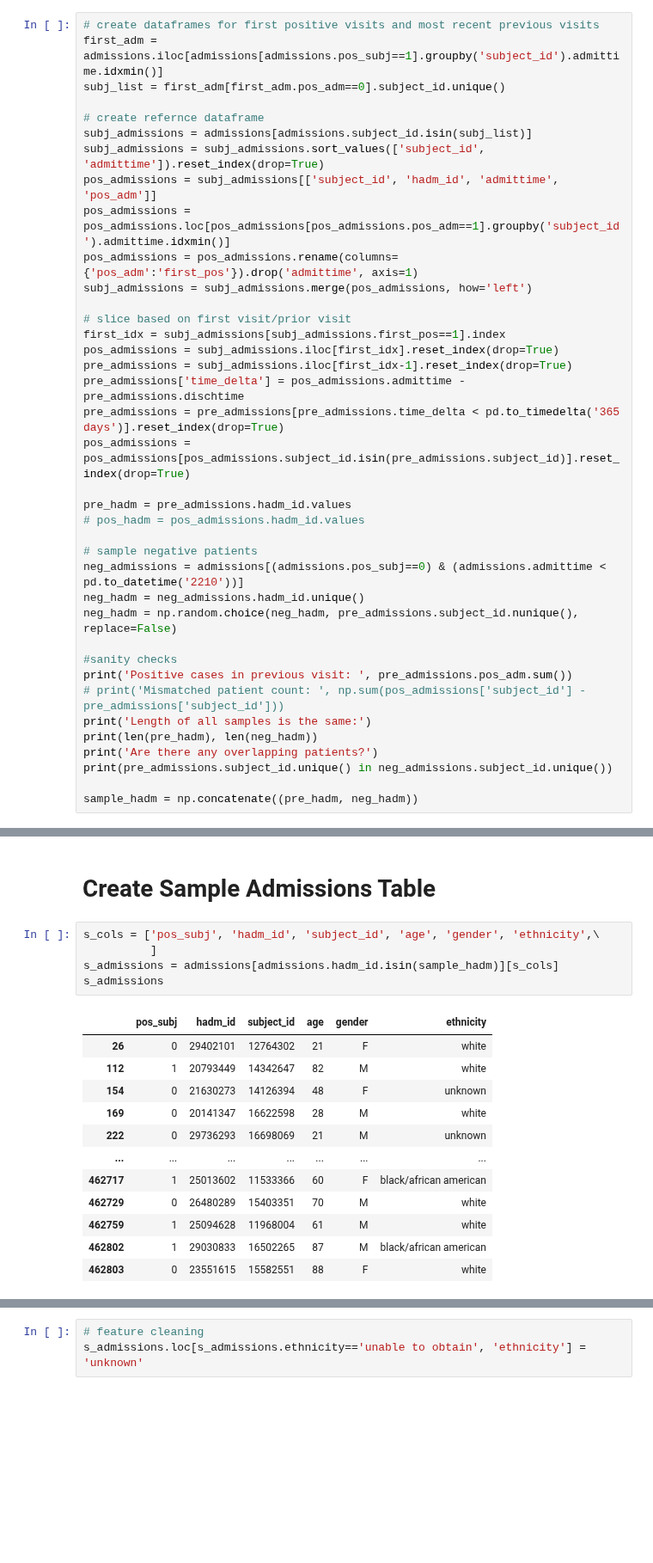
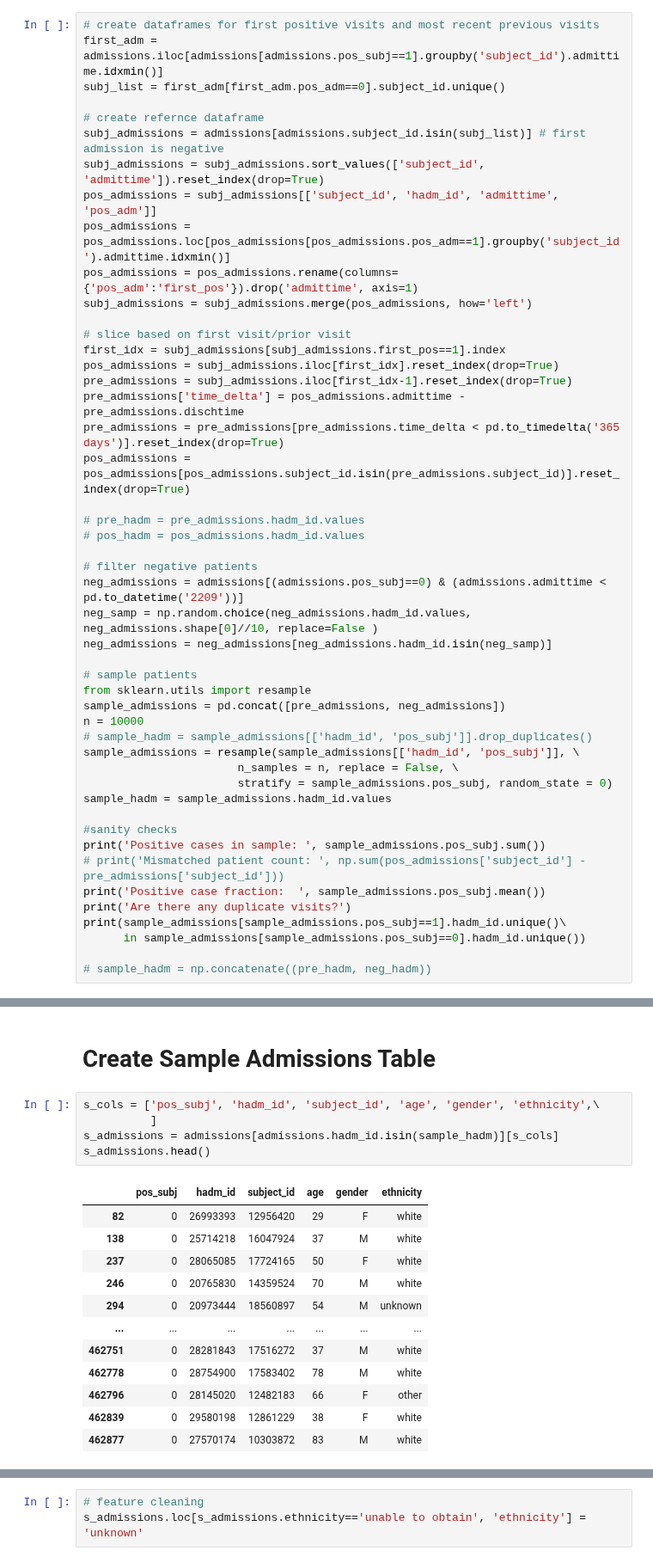
Before and after one commit to brandoncryu/disease_prediction, a Jupyter notebook: Predict_Future.ipynb, the cells around one changed output, grey strips where cells are left out. Shown at 86% size. Saved outputs shown, nothing was run; the diff lists cells and outputs as text; blank space fills up the shorter version.

```diff
--- a/Predict_Future.ipynb
+++ b/Predict_Future.ipynb
@@ -54,7 +109,7 @@ first_adm = admissions.iloc[admissions[admissions.pos_subj==1].groupby('subject_
 subj_list = first_adm[first_adm.pos_adm==0].subject_id.unique()
 
 # create refernce dataframe
-subj_admissions = admissions[admissions.subject_id.isin(subj_list)]
+subj_admissions = admissions[admissions.subject_id.isin(subj_list)] # first admission is negative
 subj_admissions = subj_admissions.sort_values(['subject_id', 'admittime']).reset_index(drop=True)
 pos_admissions = subj_admissions[['subject_id', 'hadm_id', 'admittime', 'pos_adm']]
 pos_admissions = pos_admissions.loc[pos_admissions[pos_admissions.pos_adm==1].groupby('subject_id').admittime.idxmin()]
@@ -69,21 +124,31 @@ pre_admissions['time_delta'] = pos_admissions.admittime - pre_admissions.dischti
 pre_admissions = pre_admissions[pre_admissions.time_delta < pd.to_timedelta('365 days')].reset_index(drop=True)
 pos_admissions = pos_admissions[pos_admissions.subject_id.isin(pre_admissions.subject_id)].reset_index(drop=True)
 
-pre_hadm = pre_admissions.hadm_id.values
+# pre_hadm = pre_admissions.hadm_id.values
 # pos_hadm = pos_admissions.hadm_id.values
 
-# sample negative patients
-neg_admissions = admissions[(admissions.pos_subj==0) & (admissions.admittime < pd.to_datetime('2210'))]
-neg_hadm = neg_admissions.hadm_id.unique()
-neg_hadm = np.random.choice(neg_hadm, pre_admissions.subject_id.nunique(), replace=False)
+# filter negative patients
+neg_admissions = admissions[(admissions.pos_subj==0) & (admissions.admittime < pd.to_datetime('2209'))]
+neg_samp = np.random.choice(neg_admissions.hadm_id.values, neg_admissions.shape[0]//10, replace=False )
+neg_admissions = neg_admissions[neg_admissions.hadm_id.isin(neg_samp)]
+
+# sample patients
+from sklearn.utils import resample
+sample_admissions = pd.concat([pre_admissions, neg_admissions])
+n = 10000
+# sample_hadm = sample_admissions[['hadm_id', 'pos_subj']].drop_duplicates()
+sample_admissions = resample(sample_admissions[['hadm_id', 'pos_subj']], \
+                       n_samples = n, replace = False, \
+                       stratify = sample_admissions.pos_subj, random_state = 0)
+sample_hadm = sample_admissions.hadm_id.values
 
 #sanity checks
-print('Positive cases in previous visit: ', pre_admissions.pos_adm.sum())
+print('Positive cases in sample: ', sample_admissions.pos_subj.sum())
 # print('Mismatched patient count: ', np.sum(pos_admissions['subject_id'] - pre_admissions['subject_id']))
-print('Length of all samples is the same:')
-print(len(pre_hadm), len(neg_hadm))
-print('Are there any overlapping patients?')
-print(pre_admissions.subject_id.unique() in neg_admissions.subject_id.unique())
+print('Positive case fraction:  ', sample_admissions.pos_subj.mean())
+print('Are there any duplicate visits?')
+print(sample_admissions[sample_admissions.pos_subj==1].hadm_id.unique()\
+      in sample_admissions[sample_admissions.pos_subj==0].hadm_id.unique())
 
-sample_hadm = np.concatenate((pre_hadm, neg_hadm))
+# sample_hadm = np.concatenate((pre_hadm, neg_hadm))
 # %% [output]
@@ -97,18 +161,18 @@ False
 # %%
 s_cols = ['pos_subj', 'hadm_id', 'subject_id', 'age', 'gender', 'ethnicity',\
           ]
 s_admissions = admissions[admissions.hadm_id.isin(sample_hadm)][s_cols]
-s_admissions
+s_admissions.head()
 # %% [output]
 |  | pos_subj | hadm_id | subject_id | age | gender | ethnicity |
-| 26 | 0 | 29402101 | 12764302 | 21 | F | white |
-| 112 | 1 | 20793449 | 14342647 | 82 | M | white |
-| 154 | 0 | 21630273 | 14126394 | 48 | F | unknown |
-| 169 | 0 | 20141347 | 16622598 | 28 | M | white |
-| 222 | 0 | 29736293 | 16698069 | 21 | M | unknown |
+| 82 | 0 | 26993393 | 12956420 | 29 | F | white |
+| 138 | 0 | 25714218 | 16047924 | 37 | M | white |
+| 237 | 0 | 28065085 | 17724165 | 50 | F | white |
+| 246 | 0 | 20765830 | 14359524 | 70 | M | white |
+| 294 | 0 | 20973444 | 18560897 | 54 | M | unknown |
 | ... | ... | ... | ... | ... | ... | ... |
-| 462717 | 1 | 25013602 | 11533366 | 60 | F | black/african american |
-| 462729 | 0 | 26480289 | 15403351 | 70 | M | white |
-| 462759 | 1 | 25094628 | 11968004 | 61 | M | white |
-| 462802 | 1 | 29030833 | 16502265 | 87 | M | black/african american |
-| 462803 | 0 | 23551615 | 15582551 | 88 | F | white |
+| 462751 | 0 | 28281843 | 17516272 | 37 | M | white |
+| 462778 | 0 | 28754900 | 17583402 | 78 | M | white |
+| 462796 | 0 | 28145020 | 12482183 | 66 | F | other |
+| 462839 | 0 | 29580198 | 12861229 | 38 | F | white |
+| 462877 | 0 | 27570174 | 10303872 | 83 | M | white |
```
Also changed, not shown: parts of 83 cells of this notebook.
